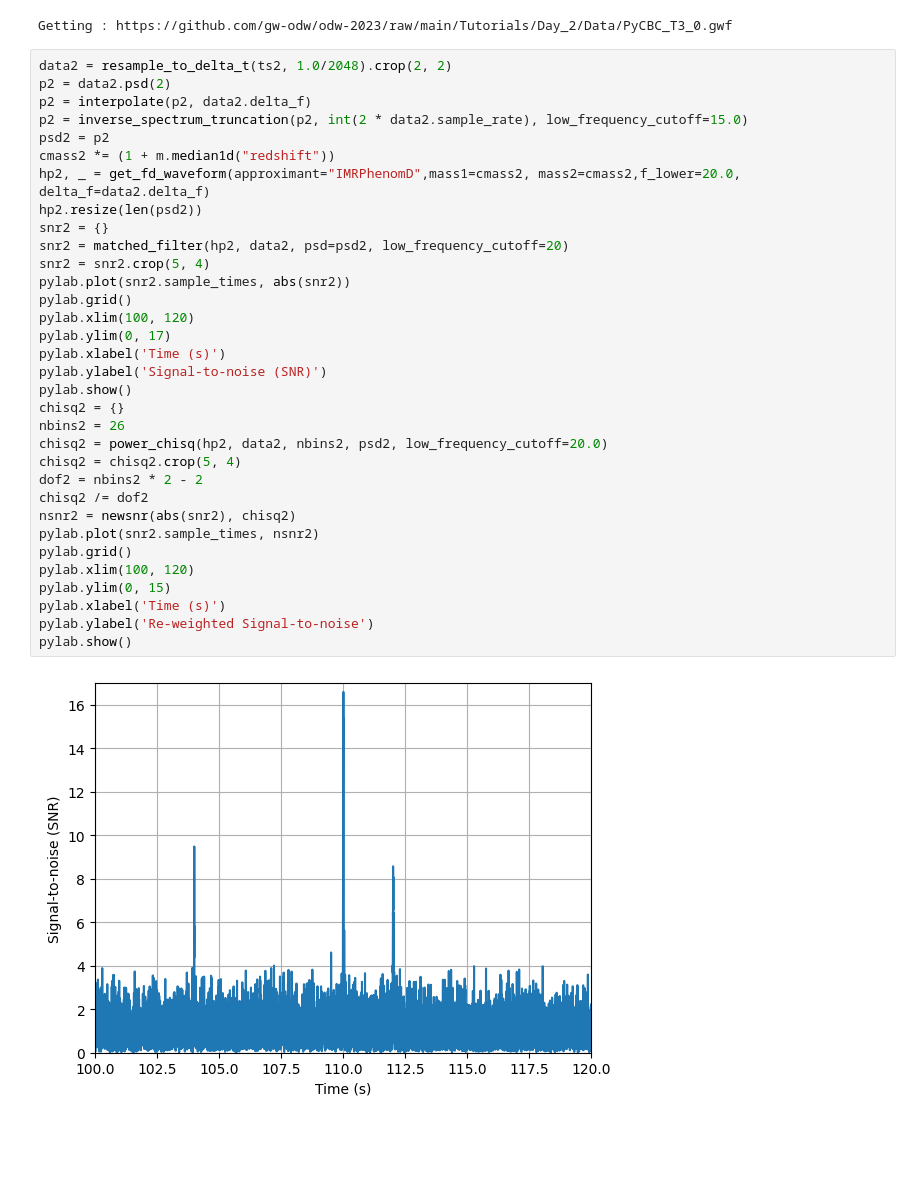
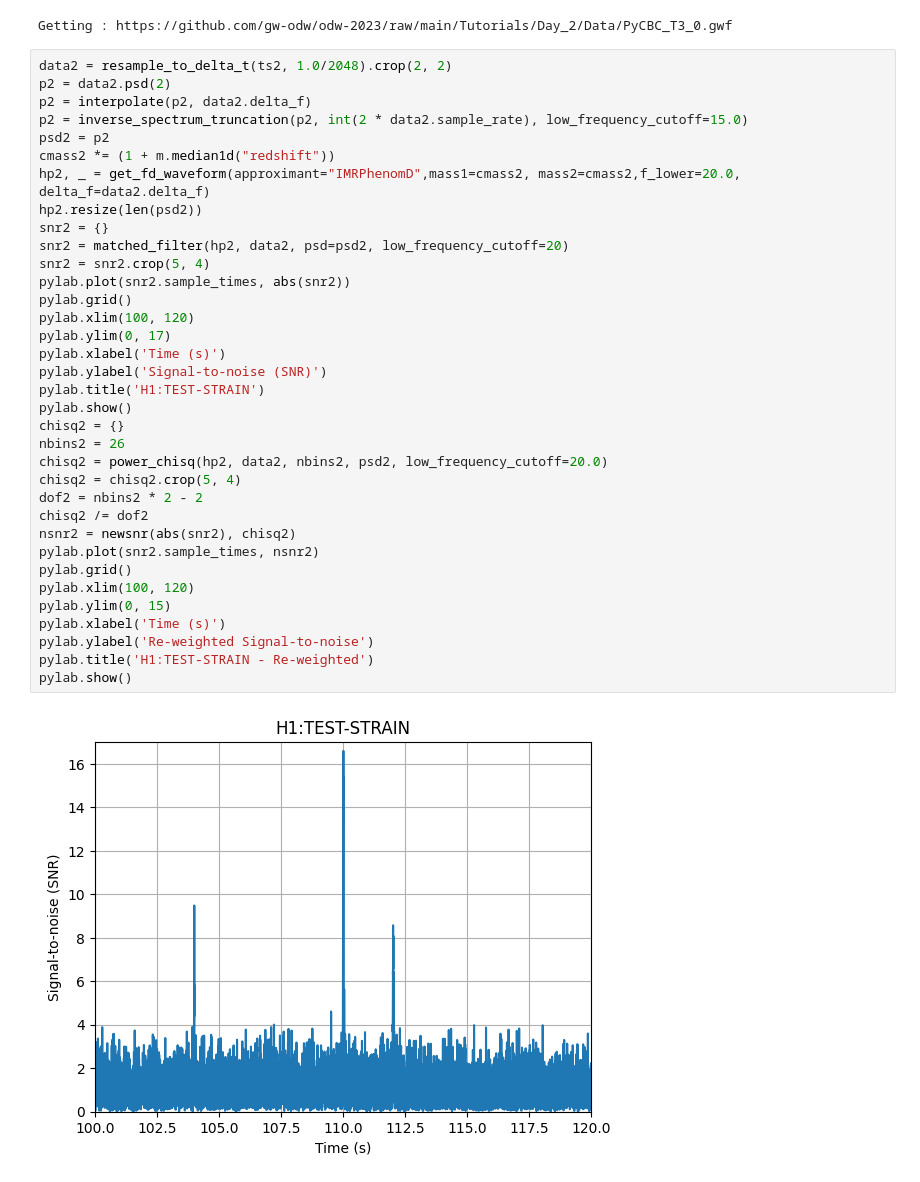
Before and after one commit to SamInsley/odw-2023, a Jupyter notebook: Tutorials/Day_2/Tuto_2.3_Signal_consistency_and_significance.ipynb, the cells around one changed output. Drawn from its saved outputs; the diff is of its cells as text; blank space fills up the shorter version.

```diff
--- a/Tutorials/Day_2/Tuto_2.3_Signal_consistency_and_significance.ipynb
+++ b/Tutorials/Day_2/Tuto_2.3_Signal_consistency_and_significance.ipynb
@@ -368,31 +368,33 @@ p2 = interpolate(p2, data2.delta_f)
 p2 = inverse_spectrum_truncation(p2, int(2 * data2.sample_rate), low_frequency_cutoff=15.0)
 psd2 = p2
 cmass2 *= (1 + m.median1d("redshift"))
 hp2, _ = get_fd_waveform(approximant="IMRPhenomD",mass1=cmass2, mass2=cmass2,f_lower=20.0, delta_f=data2.delta_f)
 hp2.resize(len(psd2))
 snr2 = {}
 snr2 = matched_filter(hp2, data2, psd=psd2, low_frequency_cutoff=20)
 snr2 = snr2.crop(5, 4)
 pylab.plot(snr2.sample_times, abs(snr2))
 pylab.grid()
 pylab.xlim(100, 120)
 pylab.ylim(0, 17)
 pylab.xlabel('Time (s)')
 pylab.ylabel('Signal-to-noise (SNR)')
+pylab.title('H1:TEST-STRAIN')
 pylab.show()
 chisq2 = {}
 nbins2 = 26
 chisq2 = power_chisq(hp2, data2, nbins2, psd2, low_frequency_cutoff=20.0)
 chisq2 = chisq2.crop(5, 4)
 dof2 = nbins2 * 2 - 2
 chisq2 /= dof2
 nsnr2 = newsnr(abs(snr2), chisq2)
 pylab.plot(snr2.sample_times, nsnr2)
 pylab.grid()
 pylab.xlim(100, 120)
 pylab.ylim(0, 15)
 pylab.xlabel('Time (s)')
 pylab.ylabel('Re-weighted Signal-to-noise')
+pylab.title('H1:TEST-STRAIN - Re-weighted')
 pylab.show()
 # %% [output]
-[figure, old version]
+[figure, new version]
```
Also changed, not shown: parts of 1 cell of this notebook.
